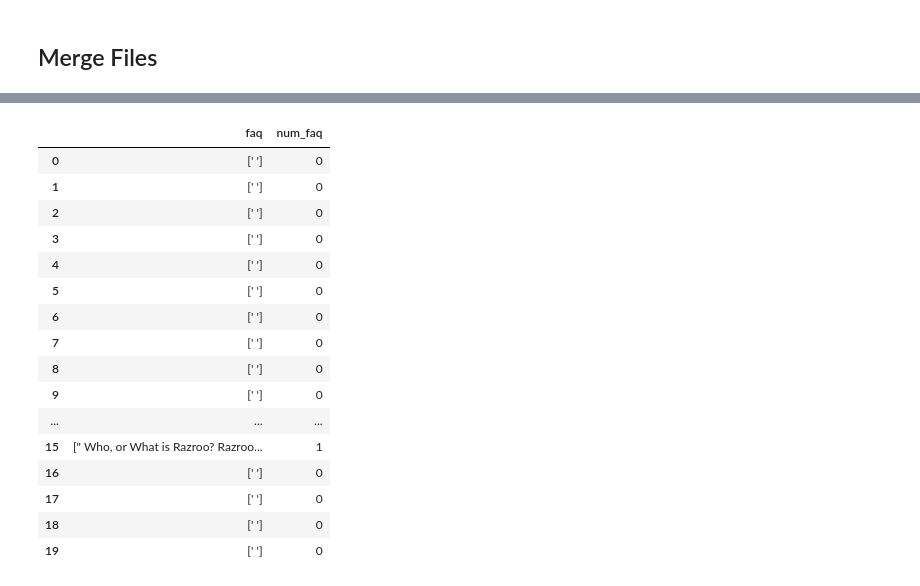
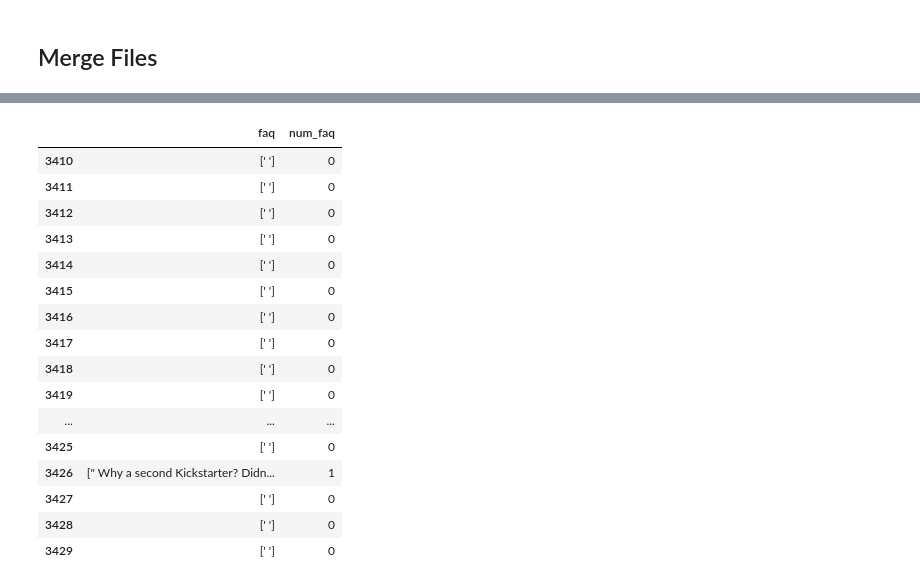
Before and after one commit to chuabern/BT4222_GrpProject, a Jupyter notebook: FAQ_Scrapping.ipynb, the cells around one changed output, grey strips where cells are left out. Cells and saved outputs as stored; diff of their text form; code cells hidden in the pictures.

```diff
--- a/FAQ_Scrapping.ipynb
+++ b/FAQ_Scrapping.ipynb
@@ -266,4 +241,4 @@ for file in files:
     df = pd.read_csv(file, index_col=0, header=0)
     csv.append(df)
 
-FAQ_text_0to1000 = pd.concat(csv, axis=0, ignore_index=True)
+FAQ_text_0to3429 = pd.concat(csv, axis=0, ignore_index=True)
@@ -298,2 +286,2 @@ FAQ_Num_0to1000.tail(5)
 # %%
-FAQ_combined_0to1000 = pd.concat([FAQ_text_0to1000, FAQ_Num_0to1000], axis=1, ignore_index=False)
+FAQ_combined_0to3429 = pd.concat([FAQ_text_0to3429, FAQ_Num_0to3429], axis=1, ignore_index=False)
@@ -309 +288,21 @@ FAQ_combined_0to1000.head(5)
+# %%
+FAQ_combined_0to3429.tail(20)
+# %% [output]
+|  | faq | num_faq |
+| 3410 | [' '] | 0 |
+| 3411 | [' '] | 0 |
+| 3412 | [' '] | 0 |
+| 3413 | [' '] | 0 |
+| 3414 | [' '] | 0 |
+| 3415 | [' '] | 0 |
+| 3416 | [' '] | 0 |
+| 3417 | [' '] | 0 |
+| 3418 | [' '] | 0 |
+| 3419 | [' '] | 0 |
+| ... | ... | ... |
+| 3425 | [' '] | 0 |
+| 3426 | [" Why a second Kickstarter? Didn... | 1 |
+| 3427 | [' '] | 0 |
+| 3428 | [' '] | 0 |
+| 3429 | [' '] | 0 |
 # %%
@@ -311,20 +309,0 @@ FAQ_combined_0to1000 = FAQ_combined_0to1000.drop(FAQ_combined_0to1000.columns[2]
-# %%
-FAQ_combined_0to1000.head(20)
-# %% [output]
-|  | faq | num_faq |
-| 0 | [' '] | 0 |
-| 1 | [' '] | 0 |
-| 2 | [' '] | 0 |
-| 3 | [' '] | 0 |
-| 4 | [' '] | 0 |
-| 5 | [' '] | 0 |
-| 6 | [' '] | 0 |
-| 7 | [' '] | 0 |
-| 8 | [' '] | 0 |
-| 9 | [' '] | 0 |
-| ... | ... | ... |
-| 15 | [" Who, or What is Razroo? Razroo... | 1 |
-| 16 | [' '] | 0 |
-| 17 | [' '] | 0 |
-| 18 | [' '] | 0 |
-| 19 | [' '] | 0 |
```
Also changed, not shown: parts of 14 cells of this notebook, 1 other file.
